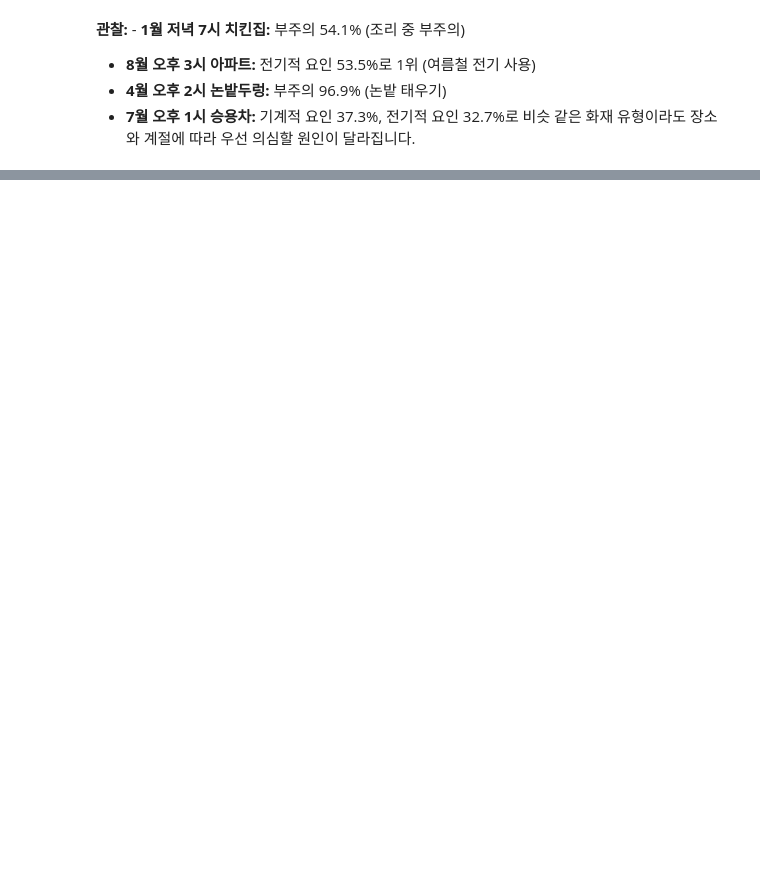
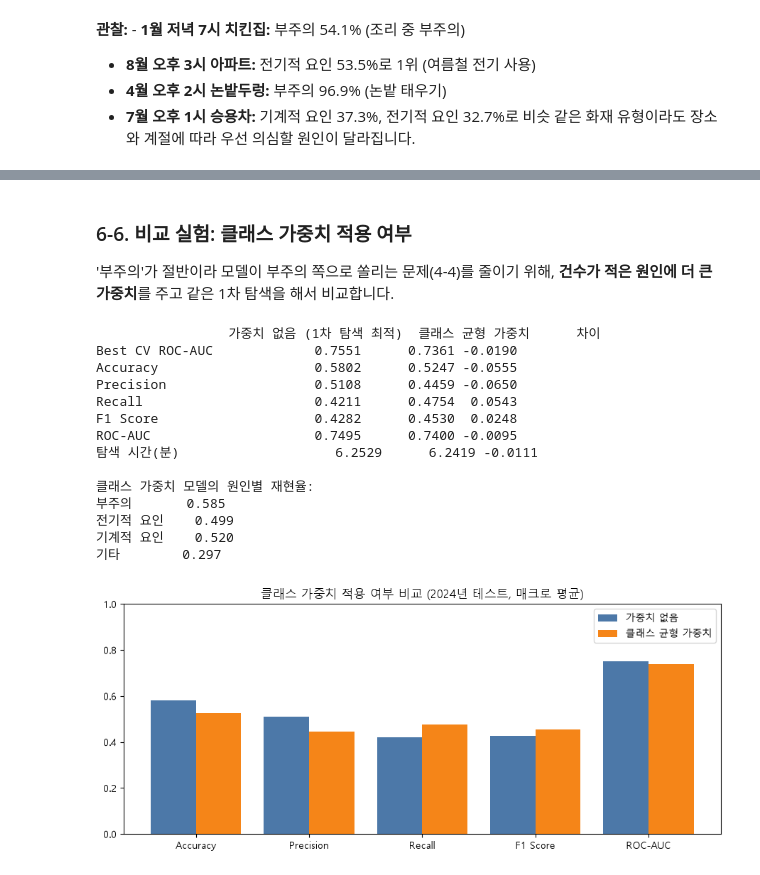
Before and after one commit to yzihun0123/fire-cause-prediction, a Jupyter notebook: fire_cause_project.ipynb, the cells around one changed output, grey strips where cells are left out. Drawn from its saved outputs; the diff is of its cells as text; code cells hidden in the pictures; blank space fills up the shorter version.

```diff
--- a/fire_cause_project.ipynb
+++ b/fire_cause_project.ipynb
@@ -473,0 +808,15 @@ pd.DataFrame({k: scenario(*v) for k, v in examples.items()}).T
+# %%
+# 2차: 1차에서 고른 깊이·학습률 주변을 좁혀서 격자 탐색 (나머지는 1차 최적값으로 고정)
+space2 = {
+    'max_depth': sorted({max(3, best1['max_depth'] - 2), best1['max_depth'], best1['max_depth'] + 2}),
+    'learning_rate': sorted({round(best1['learning_rate'] / 2, 3), best1['learning_rate']}),
+}
+fixed2 = {k: v for k, v in best1.items() if k not in space2}
+t0 = time.time()
+search2 = GridSearchCV(clone(base_xgb).set_params(**fixed2), space2, scoring='roc_auc_ovr', cv=split, refit=False)
+search2.fit(X_search, y_search)
+time2 = time.time() - t0
+best2 = {**fixed2, **search2.best_params_}
+print(f'2차 탐색 ({time2 / 60:.1f}분) 최고 검증 ROC-AUC: {search2.best_score_:.4f}')
+print(best2)
+pd.DataFrame(search2.cv_results_)[['params', 'mean_test_score']].sort_values('mean_test_score', ascending=False)
@@ -473,0 +967,56 @@ pd.DataFrame({k: scenario(*v) for k, v in examples.items()}).T
+# %% [markdown]
+### 6-6. 비교 실험: 클래스 가중치 적용 여부
+'부주의'가 절반이라 모델이 부주의 쪽으로 쏠리는 문제(4-4)를 줄이기 위해, **건수가 적은 원인에 더 큰 가중치**를 주고 같은 1차 탐색을 해서 비교합니다.
+# %%
+from sklearn.utils.class_weight import compute_sample_weight
+
+t0 = time.time()
+search_w = RandomizedSearchCV(base_xgb, space1, n_iter=10, scoring='roc_auc_ovr', cv=split, refit=False,
+                              random_state=RANDOM_STATE)
+search_w.fit(X_search, y_search, sample_weight=compute_sample_weight('balanced', y_search))
+time_w = time.time() - t0
+weighted_model = clone(base_xgb).set_params(**search_w.best_params_).fit(
+    X_train, y_train, sample_weight=compute_sample_weight('balanced', y_train))
+proba_w = weighted_model.predict_proba(X_test)
+
+exp_rows = {'가중치 없음 (1차 탐색 최적)': {'Best CV ROC-AUC': search1.best_score_,
+                                        **detail_scores(y_test, clone(base_xgb).set_params(**best1).fit(X_train, y_train).predict_proba(X_test)),
+                                        '탐색 시간(분)': time1 / 60},
+            '클래스 균형 가중치': {'Best CV ROC-AUC': search_w.best_score_, **detail_scores(y_test, proba_w),
+                             '탐색 시간(분)': time_w / 60}}
+exp_df = pd.DataFrame(exp_rows)
+exp_df['차이'] = exp_df.iloc[:, 1] - exp_df.iloc[:, 0]
+print(exp_df.round(4).to_string())
+print()
+print('클래스 가중치 모델의 원인별 재현율:')
+print(pd.Series(recall_score(y_test, proba_w.argmax(axis=1), average=None), index=CLASSES).round(3).to_string())
+
+fig, ax = plt.subplots(figsize=(9, 4))
+metrics = ['Accuracy', 'Precision', 'Recall', 'F1 Score', 'ROC-AUC']
+xx = np.arange(len(metrics))
+ax.bar(xx - 0.2, exp_df.loc[metrics].iloc[:, 0], width=0.4, color='#4c78a8', label='가중치 없음')
+ax.bar(xx + 0.2, exp_df.loc[metrics].iloc[:, 1], width=0.4, color='#f58518', label='클래스 균형 가중치')
+ax.set_xticks(xx)
+ax.set_xticklabels(metrics)
+ax.set_ylim(0, 1)
+ax.set_title('클래스 가중치 적용 여부 비교 (2024년 테스트, 매크로 평균)')
+ax.legend()
+plt.tight_layout()
+fig.savefig(os.path.join(OUT_DIR, '14_클래스가중치_비교.png'), dpi=200, bbox_inches='tight')
+plt.show()
+# %% [output]
+                 가중치 없음 (1차 탐색 최적)  클래스 균형 가중치      차이
+Best CV ROC-AUC             0.7551      0.7361 -0.0190
+Accuracy                    0.5802      0.5247 -0.0555
+Precision                   0.5108      0.4459 -0.0650
+Recall                      0.4211      0.4754  0.0543
+F1 Score                    0.4282      0.4530  0.0248
+ROC-AUC                     0.7495      0.7400 -0.0095
+탐색 시간(분)                    6.2529      6.2419 -0.0111
+
+클래스 가중치 모델의 원인별 재현율:
+부주의       0.585
+전기적 요인    0.499
+기계적 요인    0.520
+기타        0.297
+[figure, added]
```
Also changed, not shown: parts of 43 cells of this notebook, 6 other files.
